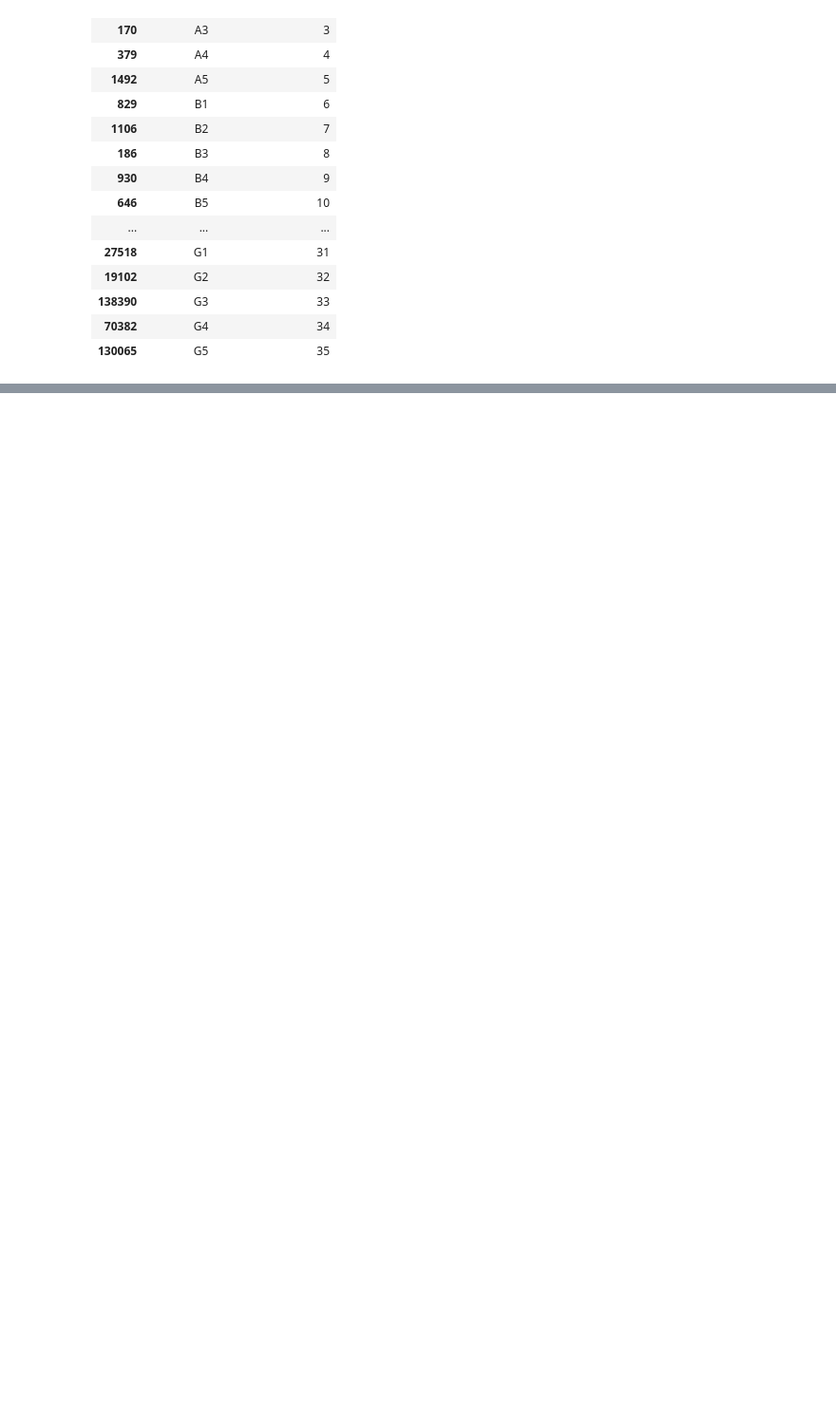
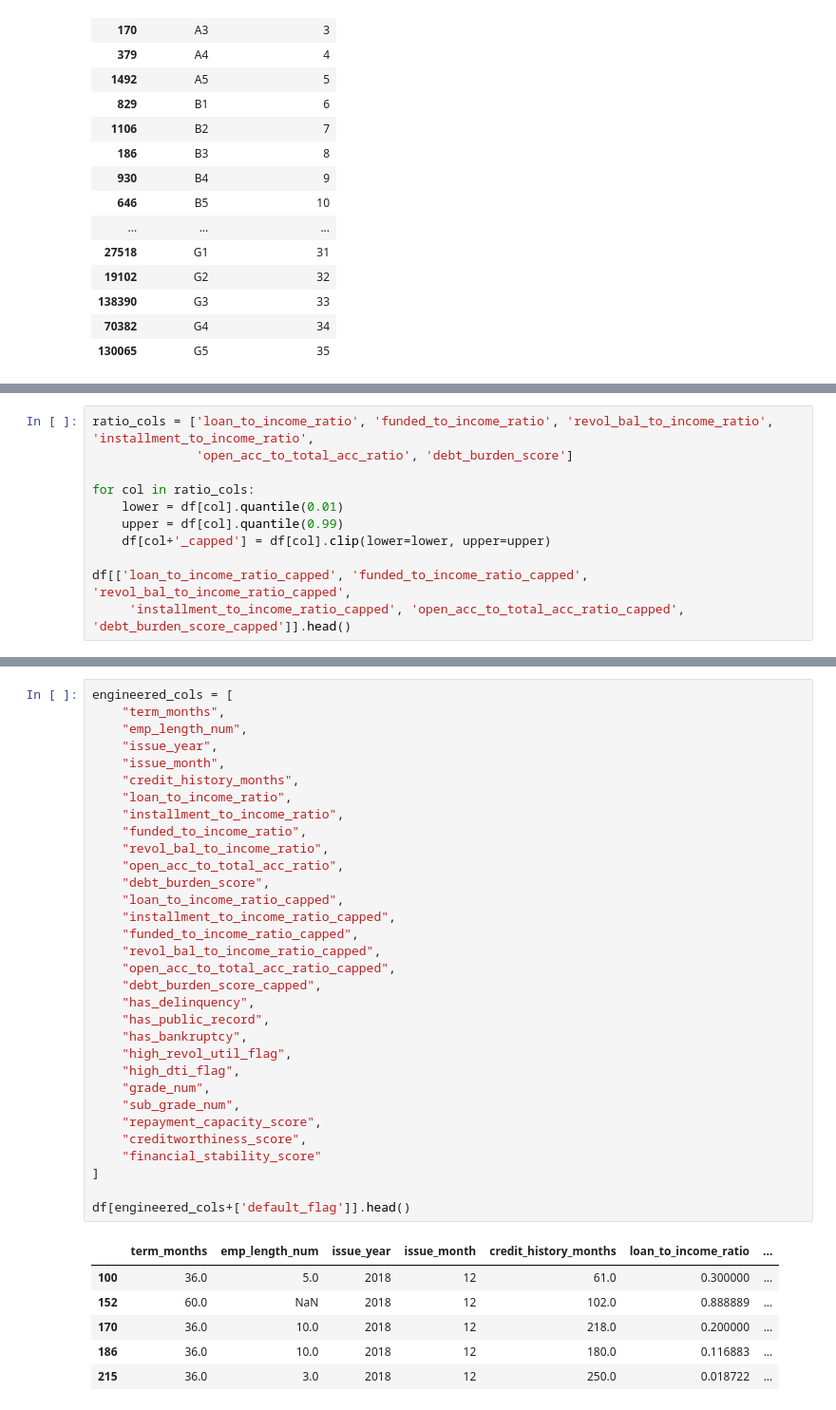
Before and after one commit to Shankari-Mohanakrishnan/lending-club-intelligent-borrower-profiling, a Jupyter notebook: notebooks/03_Feature_Engineering.ipynb, the cells around one changed output, grey strips where cells are left out. Shown at 95% size. Cells and saved outputs as stored; diff of their text form; blank space fills up the shorter version.

```diff
--- a/notebooks/03_Feature_Engineering.ipynb
+++ b/notebooks/03_Feature_Engineering.ipynb
@@ -329,0 +372,11 @@ df[['sub_grade','sub_grade_number']].drop_duplicates().sort_values('sub_grade_nu
+# %%
+ratio_cols = ['loan_to_income_ratio', 'funded_to_income_ratio', 'revol_bal_to_income_ratio', 'installment_to_income_ratio',
+              'open_acc_to_total_acc_ratio', 'debt_burden_score']
+
+for col in ratio_cols:
+    lower = df[col].quantile(0.01)
+    upper = df[col].quantile(0.99)
+    df[col+'_capped'] = df[col].clip(lower=lower, upper=upper)
+
+df[['loan_to_income_ratio_capped', 'funded_to_income_ratio_capped', 'revol_bal_to_income_ratio_capped',
+     'installment_to_income_ratio_capped', 'open_acc_to_total_acc_ratio_capped', 'debt_burden_score_capped']].head()
@@ -329,0 +390,39 @@ df[['sub_grade','sub_grade_number']].drop_duplicates().sort_values('sub_grade_nu
+# %%
+engineered_cols = [
+    "term_months",
+    "emp_length_num",
+    "issue_year",
+    "issue_month",
+    "credit_history_months",
+    "loan_to_income_ratio",
+    "installment_to_income_ratio",
+    "funded_to_income_ratio",
+    "revol_bal_to_income_ratio",
+    "open_acc_to_total_acc_ratio",
+    "debt_burden_score",
+    "loan_to_income_ratio_capped",
+    "installment_to_income_ratio_capped",
+    "funded_to_income_ratio_capped",
+    "revol_bal_to_income_ratio_capped",
+    "open_acc_to_total_acc_ratio_capped",
+    "debt_burden_score_capped",
+    "has_delinquency",
+    "has_public_record",
+    "has_bankruptcy",
+    "high_revol_util_flag",
+    "high_dti_flag",
+    "grade_num",
+    "sub_grade_num",
+    "repayment_capacity_score",
+    "creditworthiness_score",
+    "financial_stability_score"
+]
+
+df[engineered_cols+['default_flag']].head()
+# %% [output]
+|  | term_months | emp_length_num | issue_year | issue_month | credit_history_months | loan_to_income_ratio | ... |
+| 100 | 36.0 | 5.0 | 2018 | 12 | 61.0 | 0.300000 | ... |
+| 152 | 60.0 | NaN | 2018 | 12 | 102.0 | 0.888889 | ... |
+| 170 | 36.0 | 10.0 | 2018 | 12 | 218.0 | 0.200000 | ... |
+| 186 | 36.0 | 10.0 | 2018 | 12 | 180.0 | 0.116883 | ... |
+| 215 | 36.0 | 3.0 | 2018 | 12 | 250.0 | 0.018722 | ... |
```
Also changed, not shown: parts of 7 cells of this notebook.
